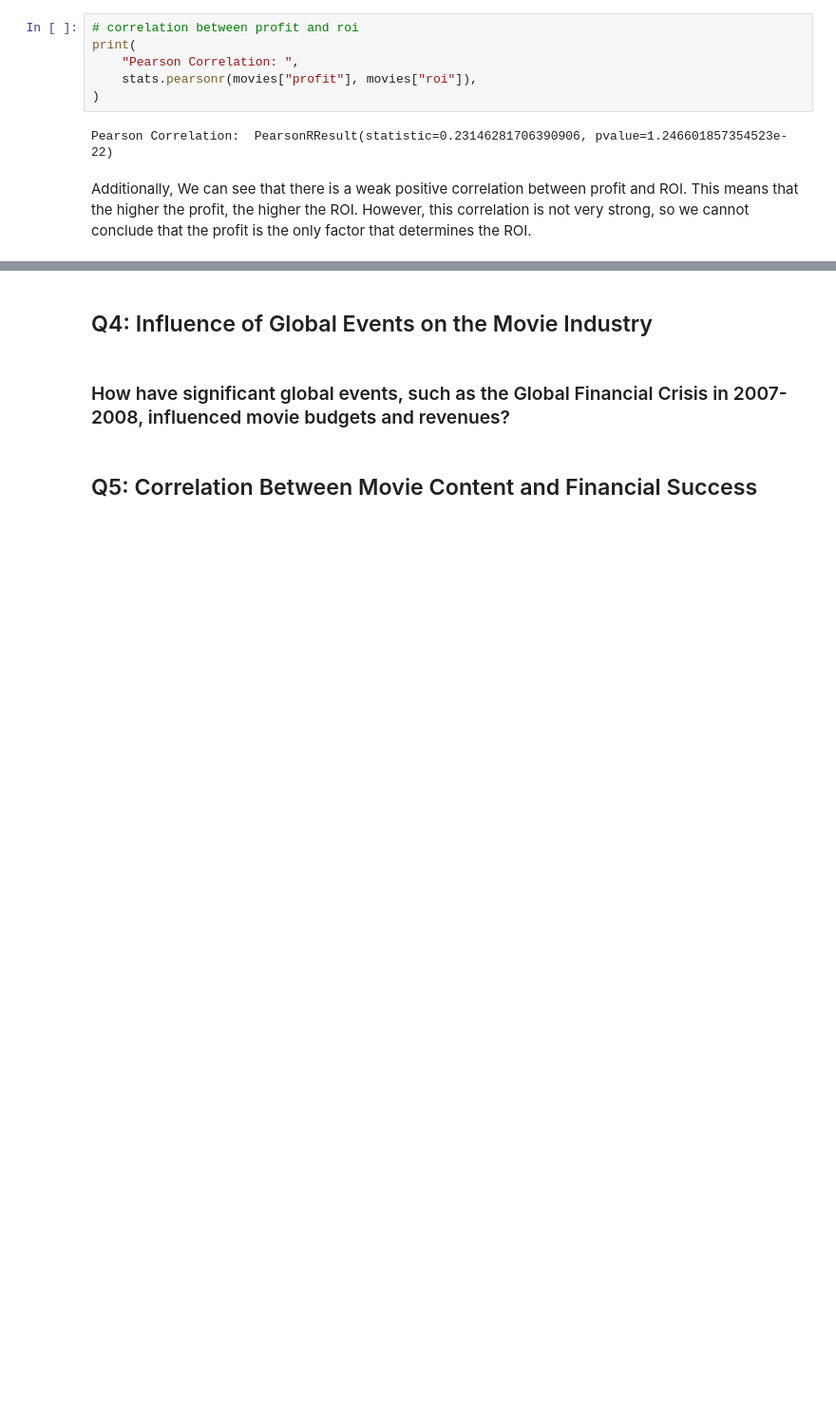
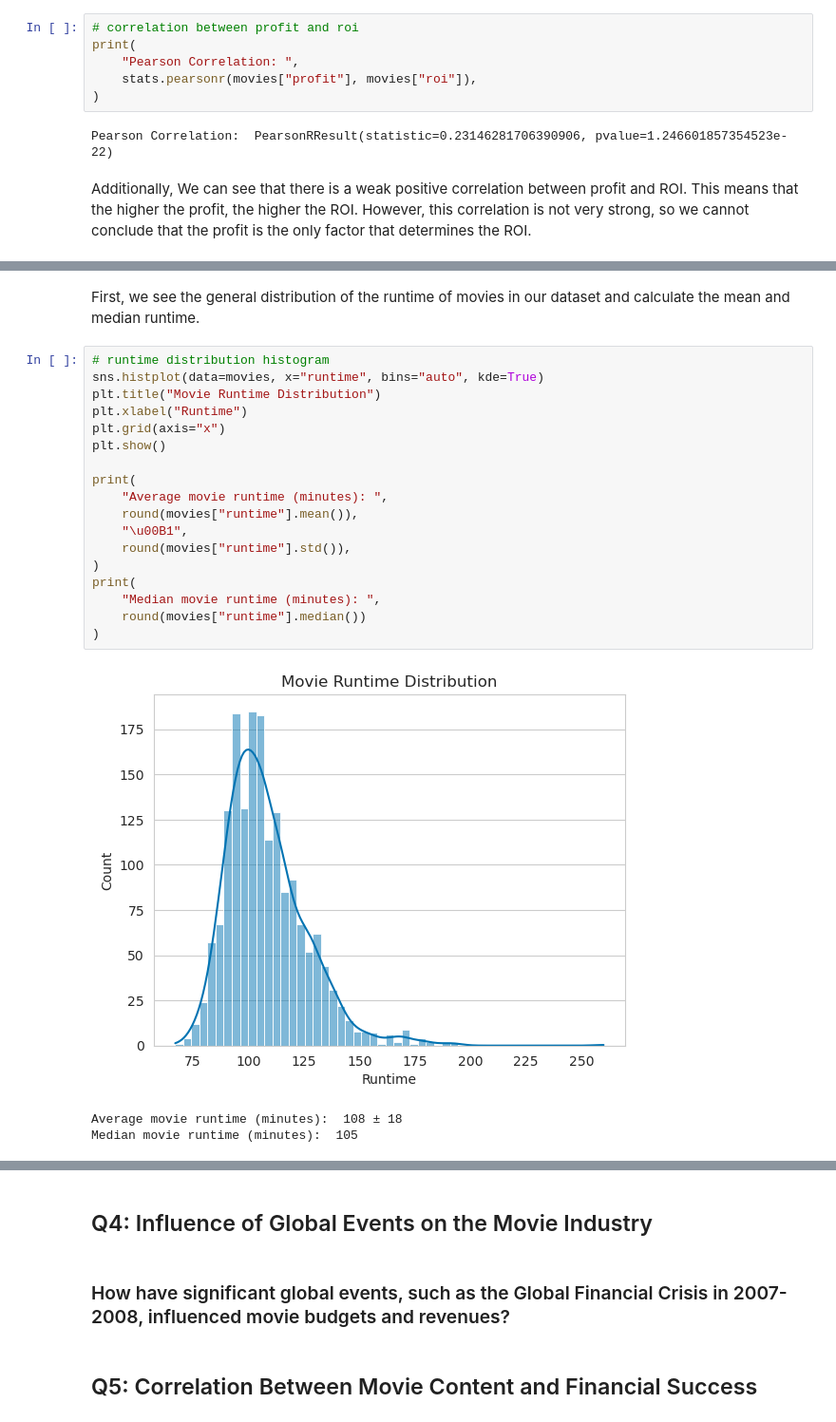
Before and after one commit to epfl-ada/ada-2023-project-fivefrenchspeakingpeoplenocap, a Jupyter notebook: milestone_2.ipynb, the cells around one changed output, grey strips where cells are left out. Shown at 95% size. Saved outputs shown, nothing was run; the diff lists cells and outputs as text; blank space fills up the shorter version.

Commit message:
Runtime + Abstract

```diff
--- a/milestone_2.ipynb
+++ b/milestone_2.ipynb
@@ -1384,0 +1146,24 @@ TODO for P3:
+# %% [markdown]
+First, we see the general distribution of the runtime of movies in our dataset and calculate the mean and median runtime.
+# %%
+# runtime distribution histogram
+sns.histplot(data=movies, x="runtime", bins="auto", kde=True)
+plt.title("Movie Runtime Distribution")
+plt.xlabel("Runtime")
+plt.grid(axis="x")
+plt.show()
+
+print(
+    "Average movie runtime (minutes): ",
+    round(movies["runtime"].mean()),
+    "\u00B1",
+    round(movies["runtime"].std()),
+)
+print(
+    "Median movie runtime (minutes): ",
+    round(movies["runtime"].median())
+)
+# %% [output]
+[figure, added]
+Average movie runtime (minutes):  108 ± 18
+Median movie runtime (minutes):  105
```
Also changed, not shown: parts of 53 cells of this notebook.
